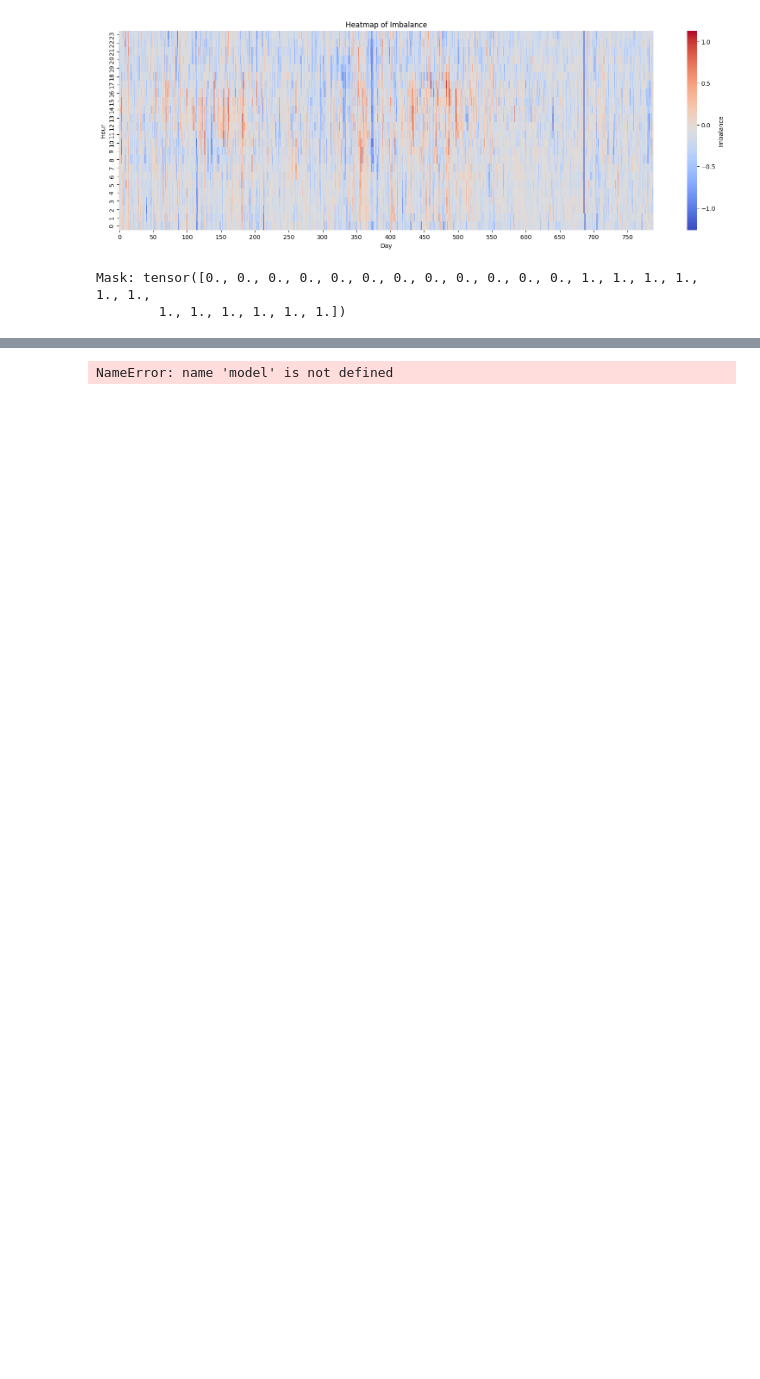
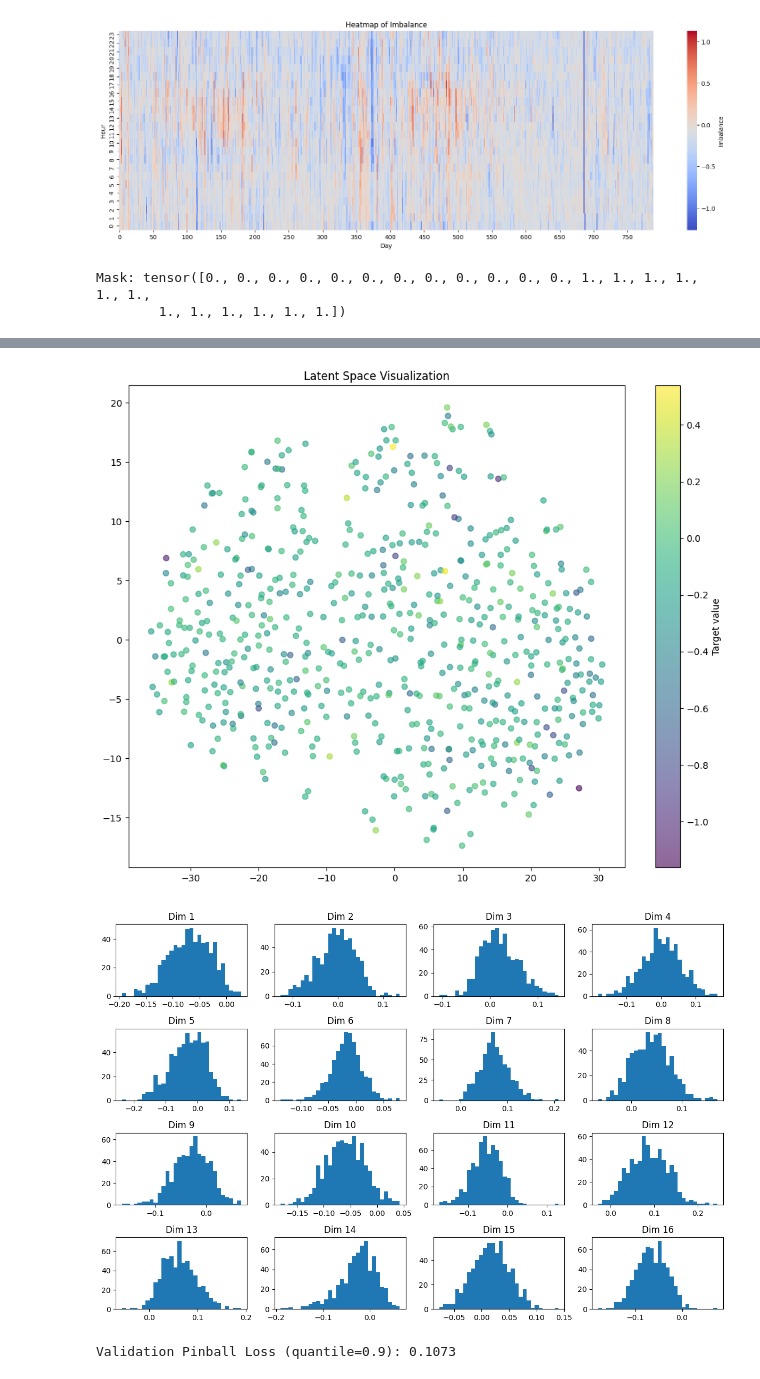
Before and after one commit to ThorneMadsen/Master, a Jupyter notebook: notebooks/MLPVAE.ipynb, the cells around one changed output, grey strips where cells are left out. Cells and saved outputs as stored; diff of their text form; code cells hidden in the pictures; blank space fills up the shorter version.

```diff
--- a/notebooks/MLPVAE.ipynb
+++ b/notebooks/MLPVAE.ipynb
@@ -102,7 +103,7 @@ class Decoder(nn.Module):
         return out
 # %%
 class CVAE(nn.Module):
-    def __init__(self, cond_dim, target_dim, latent_dim, mlp_blocks=2, hidden_dim=128, dropout_prob=0.1):
+    def __init__(self, cond_dim, target_dim, latent_dim, mlp_blocks=3, hidden_dim=192, dropout_prob=0.1):
         super(CVAE, self).__init__()
         self.encoder = Encoder(cond_dim, target_dim, latent_dim, mlp_blocks, hidden_dim, dropout_prob)
         self.decoder = Decoder(cond_dim, latent_dim, target_dim, mlp_blocks, hidden_dim, dropout_prob)
@@ -114,8 +115,16 @@ class CVAE(nn.Module):
         return mu + eps * std
 
     def forward(self, cond, target):
-        mu, logvar = self.encoder(cond, target)
+        #mu, logvar = self.encoder(cond, target)
+        #z = self.reparameterize(mu, logvar)
+        #recon_target = self.decoder(cond, z)
+        if self.training:
+            target_noisy = target + 0.02 * torch.randn_like(target)
+        else:
+            target_noisy = target
+        mu, logvar = self.encoder(cond, target_noisy)
         z = self.reparameterize(mu, logvar)
         recon_target = self.decoder(cond, z)
+
         return recon_target, mu, logvar
 # %%
@@ -126,3 +143,34 @@ def loss_function(recon_target, target, mu, logvar):
+# %%
+def calculate_kl_weight(epoch, total_epochs, warmup_epochs, min_weight=0.0, max_weight=1.0, schedule_type='linear'):
+    if schedule_type == 'linear':
+        # Linear annealing from min_weight to max_weight
+        return min_weight + (max_weight - min_weight) * min(1.0, epoch / warmup_epochs)
+
+    elif schedule_type == 'sigmoid':
+        # Sigmoid annealing for smoother transition
+        if warmup_epochs > 0:
+            ratio = epoch / warmup_epochs
+            return min_weight + (max_weight - min_weight) * (1 / (1 + np.exp(-10 * (ratio - 0.5))))
+        else:
+            return max_weight
+
+    elif schedule_type == 'cyclical':
+        # Cyclical annealing with a cycle length of 2*warmup_epochs
+        if warmup_epochs > 0:
+            cycle_length = 2 * warmup_epochs
+            cycle = (epoch % cycle_length) / cycle_length
+            if cycle < 0.5:
+                # Increasing part of the cycle
+                return min_weight + (max_weight - min_weight) * (2 * cycle)
+            else:
+                # Keep at max for the second half of the cycle
+                return max_weight
+        else:
+            return max_weight
+
+    else:
+        # Default to constant max weight
+        return max_weight
 # %%
 def loss_function_masked(recon_target, target, mu, logvar, mask):
     mask_expanded = mask.unsqueeze(0)
@@ -228,5 +453,10 @@ Epoch 4096/4096, Train Loss: 0.0044, Val Loss: 0.0806
+# %%
+visualize_latent_space(model, train_loader, device)
+# %% [output]
+[figure, added]
+[figure, added]
 # %%
-quantile = 0.1
+quantile = 0.9
 val_pinball_loss = 0.0
 model.eval()
 with torch.no_grad():
@@ -235,12 +465,12 @@ with torch.no_grad():
         batch_target = batch_target.to(device)
         batch_cond_flat = batch_cond.view(batch_cond.size(0), -1)
         recon_target, mu, logvar = model(batch_cond_flat, batch_target)
-        loss_pinball = pinball_loss(batch_target, recon_target, quantile, masked=True, mask=mask)
+        loss_pinball = pinball_loss(batch_target, recon_target, quantile)
         val_pinball_loss += loss_pinball.item() * batch_cond.size(0)
 val_pinball_loss /= len(val_dataset)
 print(f"Validation Pinball Loss (quantile={quantile}): {val_pinball_loss:.4f}")
 # %% [output]
-NameError: name 'model' is not defined
+Validation Pinball Loss (quantile=0.9): 0.1073
 # %%
 num_samples = 100
 total_crps = 0.0
```
Also changed, not shown: parts of 8 cells of this notebook, 1 other file.
